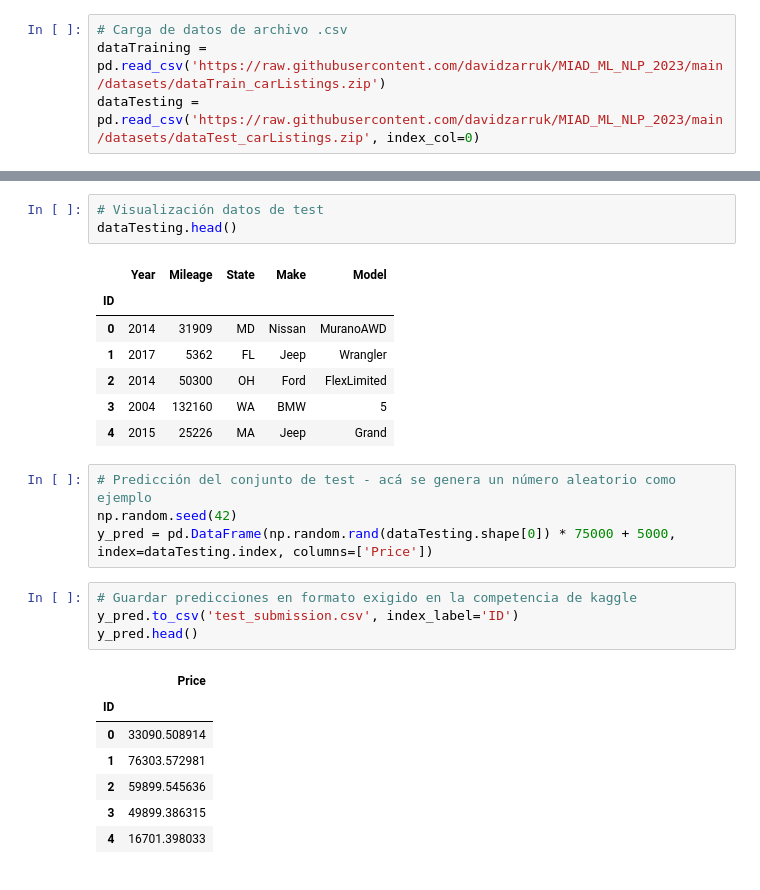
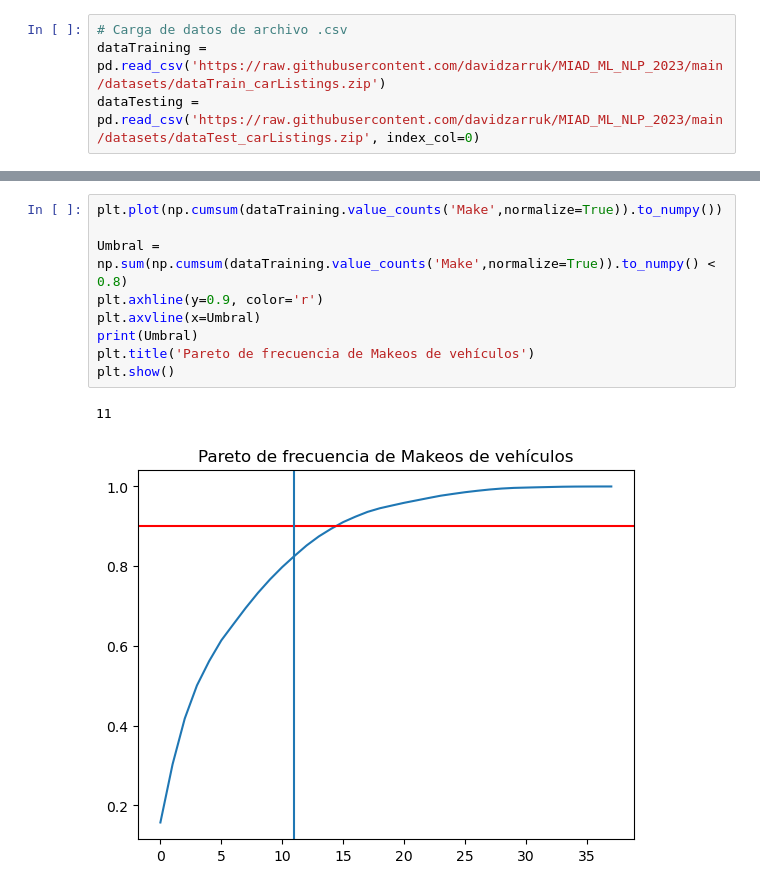
Before and after one commit to christiansakerb/ML_PLN, a Jupyter notebook: Semana 3/S3P1_proyecto1.ipynb, the cells around one changed output, grey strips where cells are left out. Saved outputs shown, nothing was run; the diff lists cells and outputs as text.

```diff
--- a/Semana 3/S3P1_proyecto1.ipynb
+++ b/Semana 3/S3P1_proyecto1.ipynb
@@ -222,27 +41,12 @@ Mean Absolute Percentage Error (MAPE): 28.75 %
-# %%
-# Visualización datos de test
-dataTesting.head()
-# %% [output]
-|  | Year | Mileage | State | Make | Model |
-| ID |  |  |  |  |  |
-| 0 | 2014 | 31909 | MD | Nissan | MuranoAWD |
-| 1 | 2017 | 5362 | FL | Jeep | Wrangler |
-| 2 | 2014 | 50300 | OH | Ford | FlexLimited |
-| 3 | 2004 | 132160 | WA | BMW | 5 |
-| 4 | 2015 | 25226 | MA | Jeep | Grand |
-# %%
-# Predicción del conjunto de test - acá se genera un número aleatorio como ejemplo
-np.random.seed(42)
-y_pred = pd.DataFrame(np.random.rand(dataTesting.shape[0]) * 75000 + 5000, index=dataTesting.index, columns=['Price'])
-# %%
-# Guardar predicciones en formato exigido en la competencia de kaggle
-y_pred.to_csv('test_submission.csv', index_label='ID')
-y_pred.head()
-# %% [output]
-|  | Price |
-| ID |  |
-| 0 | 33090.508914 |
-| 1 | 76303.572981 |
-| 2 | 59899.545636 |
-| 3 | 49899.386315 |
-| 4 | 16701.398033 |
+# %%
+plt.plot(np.cumsum(dataTraining.value_counts('Make',normalize=True)).to_numpy())
+
+Umbral = np.sum(np.cumsum(dataTraining.value_counts('Make',normalize=True)).to_numpy() < 0.8)
+plt.axhline(y=0.9, color='r')
+plt.axvline(x=Umbral)
+print(Umbral)
+plt.title('Pareto de frecuencia de Makeos de vehículos')
+plt.show()
+# %% [output]
+11
+[figure, added]
```
Also changed, not shown: parts of 57 cells of this notebook, 31 other files.
